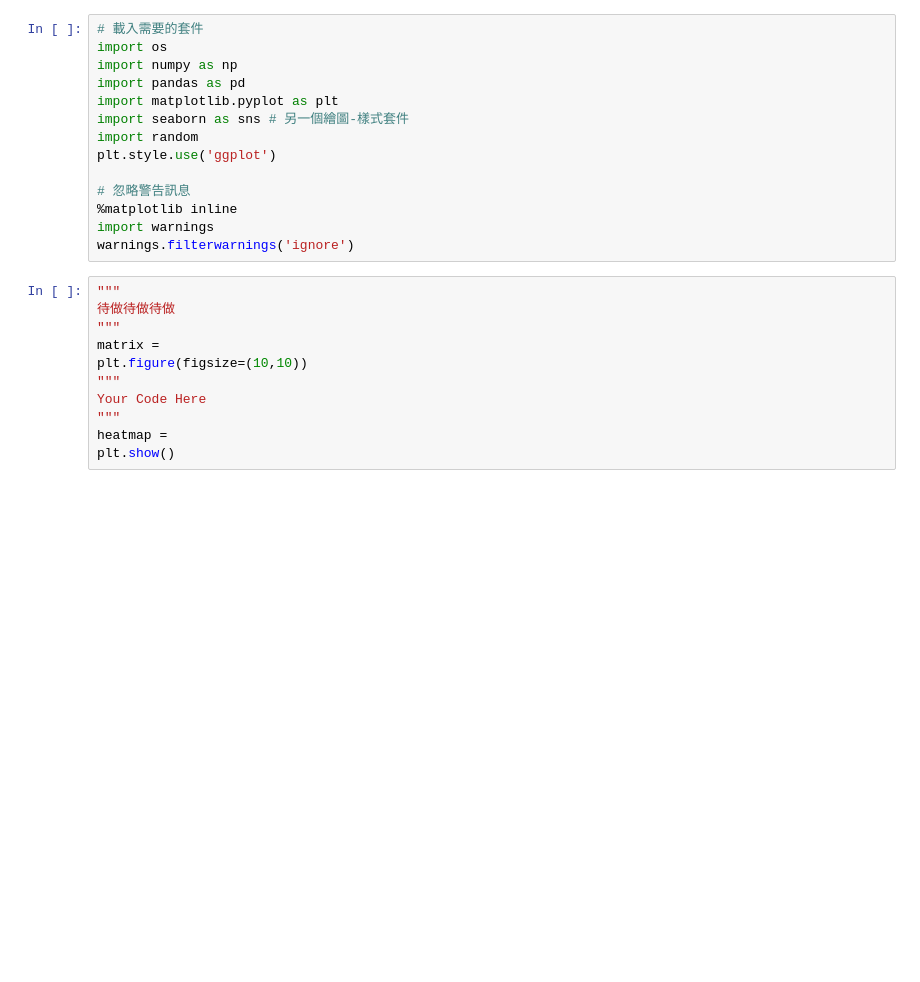
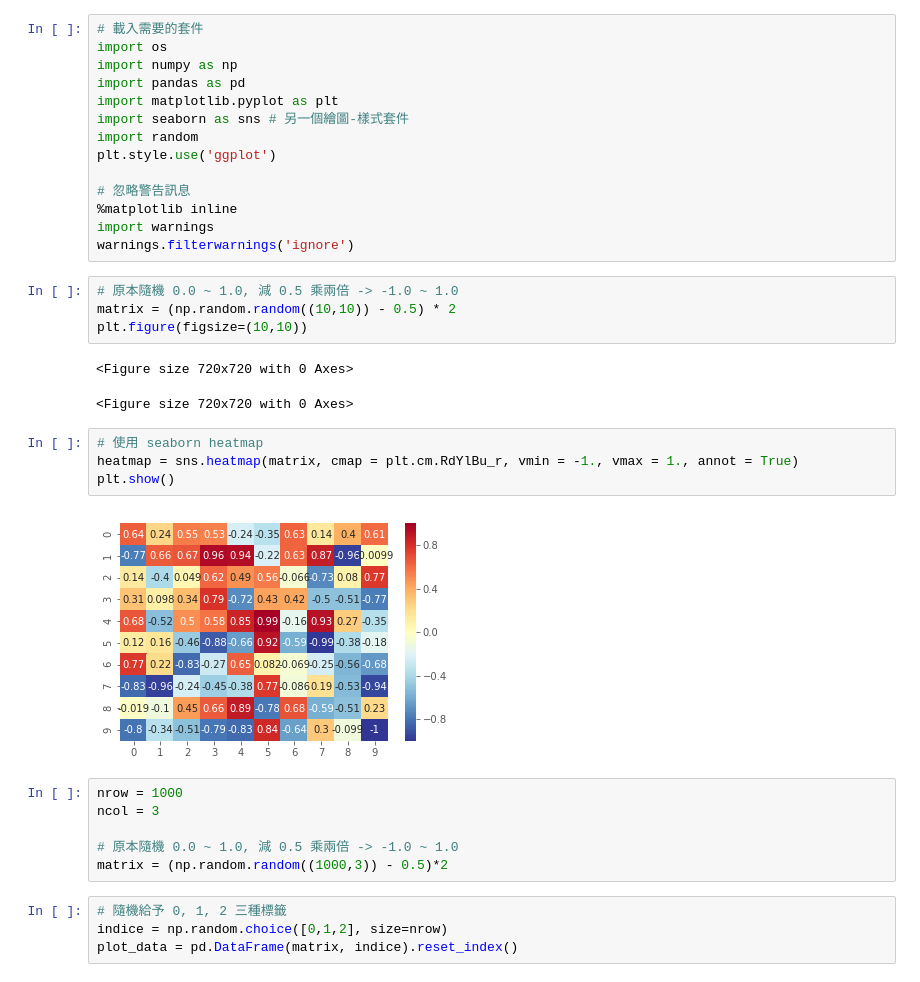
Before and after one commit to cccedith789/3rd-ML100Days, a Jupyter notebook: Day_020_HW-矩陣_heatmap.ipynb, the cells around one changed output. Cells and saved outputs as stored; diff of their text form; blank space fills up the shorter version.

```diff
--- a/Day_020_HW-矩陣_heatmap.ipynb
+++ b/Day_020_HW-矩陣_heatmap.ipynb
@@ -26,14 +26,26 @@ plt.style.use('ggplot')
 %matplotlib inline
 import warnings
 warnings.filterwarnings('ignore')
-# %%
-"""
-待做待做待做
-"""
-matrix =
-plt.figure(figsize=(10,10))
-"""
-Your Code Here
-"""
-heatmap =
-plt.show()
+# %%
+# 原本隨機 0.0 ~ 1.0, 減 0.5 乘兩倍 -> -1.0 ~ 1.0
+matrix = (np.random.random((10,10)) - 0.5) * 2
+plt.figure(figsize=(10,10))
+# %% [output]
+<Figure size 720x720 with 0 Axes>
+<Figure size 720x720 with 0 Axes>
+# %%
+# 使用 seaborn heatmap
+heatmap = sns.heatmap(matrix, cmap = plt.cm.RdYlBu_r, vmin = -1., vmax = 1., annot = True)
+plt.show()
+# %% [output]
+[figure, added]
+# %%
+nrow = 1000
+ncol = 3
+
+# 原本隨機 0.0 ~ 1.0, 減 0.5 乘兩倍 -> -1.0 ~ 1.0
+matrix = (np.random.random((1000,3)) - 0.5)*2
+# %%
+# 隨機給予 0, 1, 2 三種標籤
+indice = np.random.choice([0,1,2], size=nrow)
+plot_data = pd.DataFrame(matrix, indice).reset_index()
```
Also changed, not shown: parts of 5 cells of this notebook.
